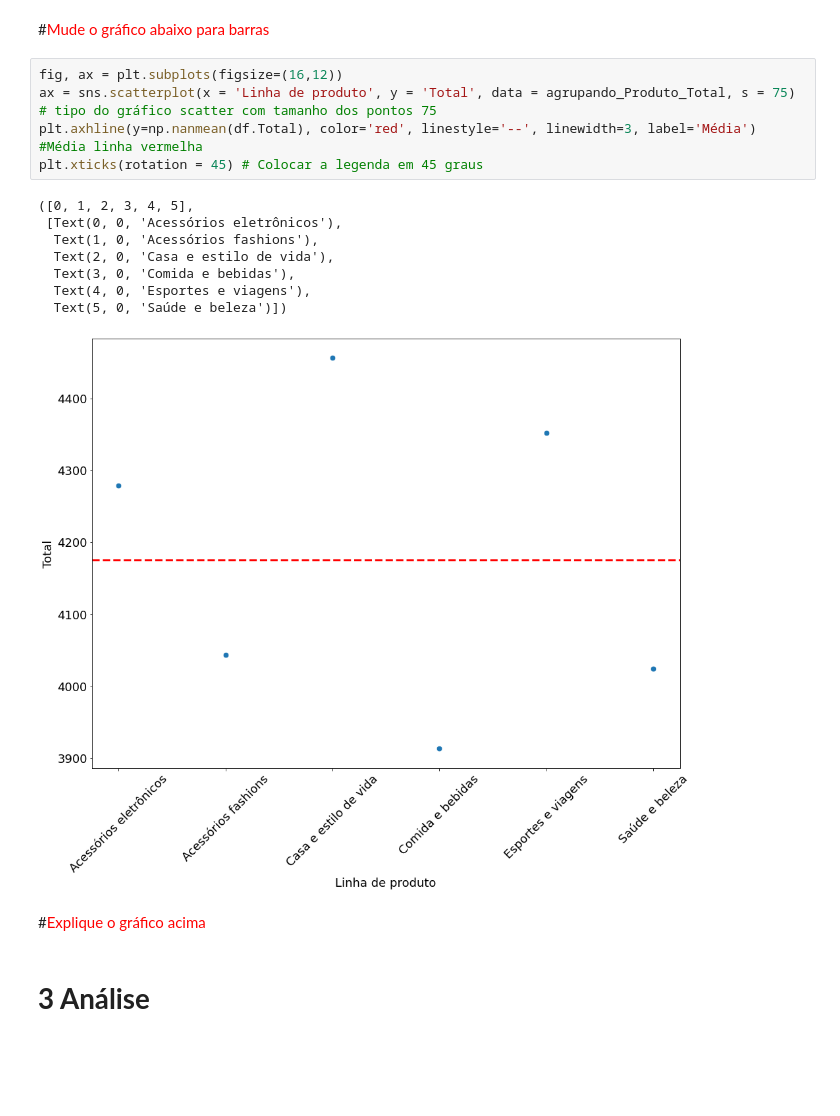
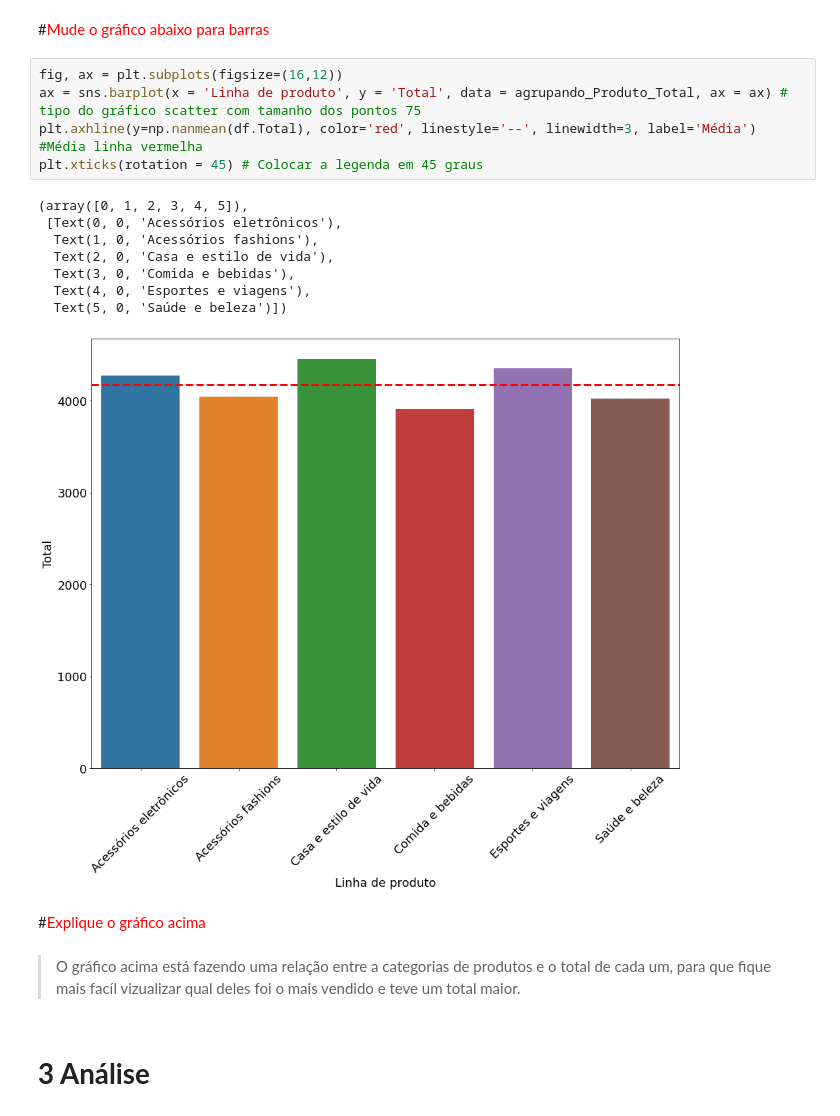
Before and after one commit to AlbertoZamarchi/Mineracao-Dados, a Jupyter notebook: Primeira_Analise_Dados.ipynb, the cells around one changed output. Saved outputs shown, nothing was run; the diff lists cells and outputs as text; blank space fills up the shorter version.

```diff
--- a/Primeira_Analise_Dados.ipynb
+++ b/Primeira_Analise_Dados.ipynb
@@ -363,20 +415,22 @@ agrupando_Produto_Total = agrupando_Produto_Total.round(1) # arredondamento para
 #<font color='red'>Mude o gráfico abaixo para barras</font>
 # %%
 fig, ax = plt.subplots(figsize=(16,12))
-ax = sns.scatterplot(x = 'Linha de produto', y = 'Total', data = agrupando_Produto_Total, s = 75) # tipo do gráfico scatter com tamanho dos pontos 75
+ax = sns.barplot(x = 'Linha de produto', y = 'Total', data = agrupando_Produto_Total, ax = ax) # tipo do gráfico scatter com tamanho dos pontos 75
 plt.axhline(y=np.nanmean(df.Total), color='red', linestyle='--', linewidth=3, label='Média') #Média linha vermelha
 plt.xticks(rotation = 45) # Colocar a legenda em 45 graus
 # %% [output]
-([0, 1, 2, 3, 4, 5],
+(array([0, 1, 2, 3, 4, 5]),
  [Text(0, 0, 'Acessórios eletrônicos'),
   Text(1, 0, 'Acessórios fashions'),
   Text(2, 0, 'Casa e estilo de vida'),
   Text(3, 0, 'Comida e bebidas'),
   Text(4, 0, 'Esportes e viagens'),
   Text(5, 0, 'Saúde e beleza')])
-[figure, old version]
+[figure, new version]
 # %% [markdown]
 #<font color='red'>Explique o gráfico acima</font>
+# %% [markdown]
+> O gráfico acima está fazendo uma relação entre a categorias de produtos e o total de cada um, para que fique mais facíl vizualizar qual deles foi o mais vendido e teve um total maior.
 # %% [markdown]
 # **3 Análise**
 # %% [markdown]
```
Also changed, not shown: parts of 44 cells of this notebook.
